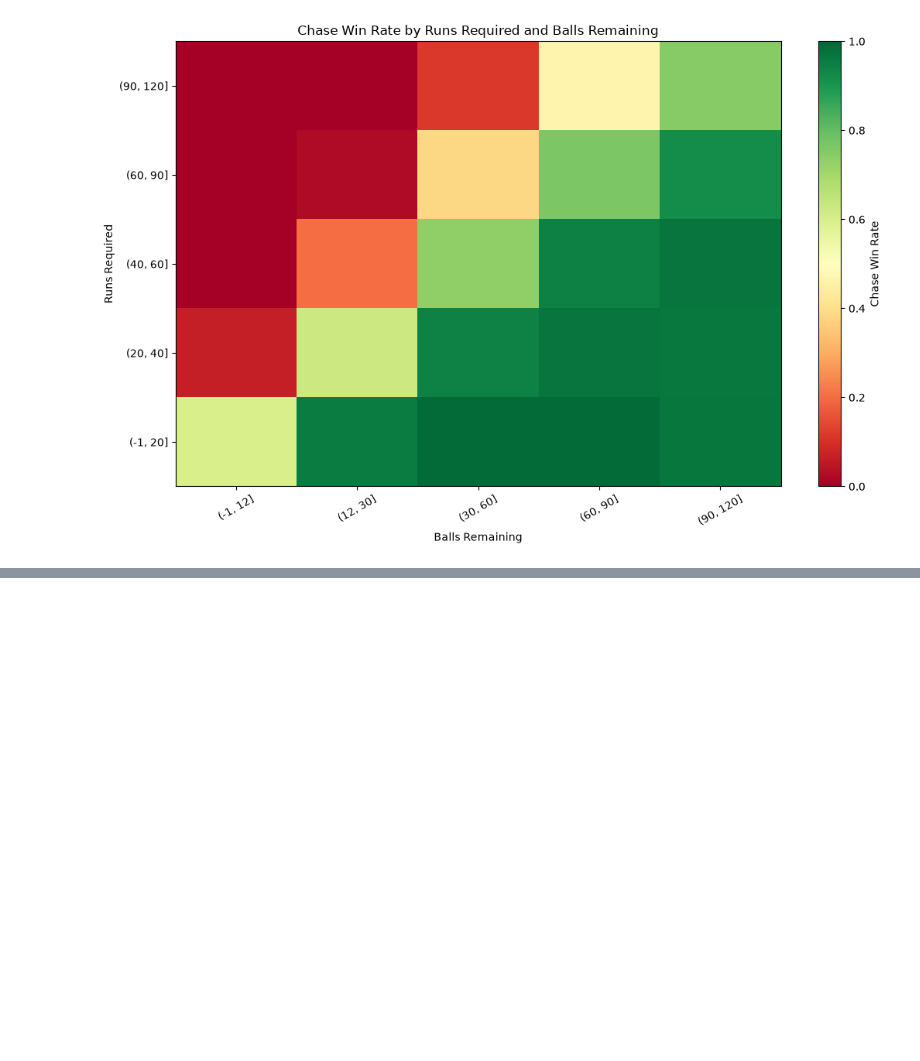
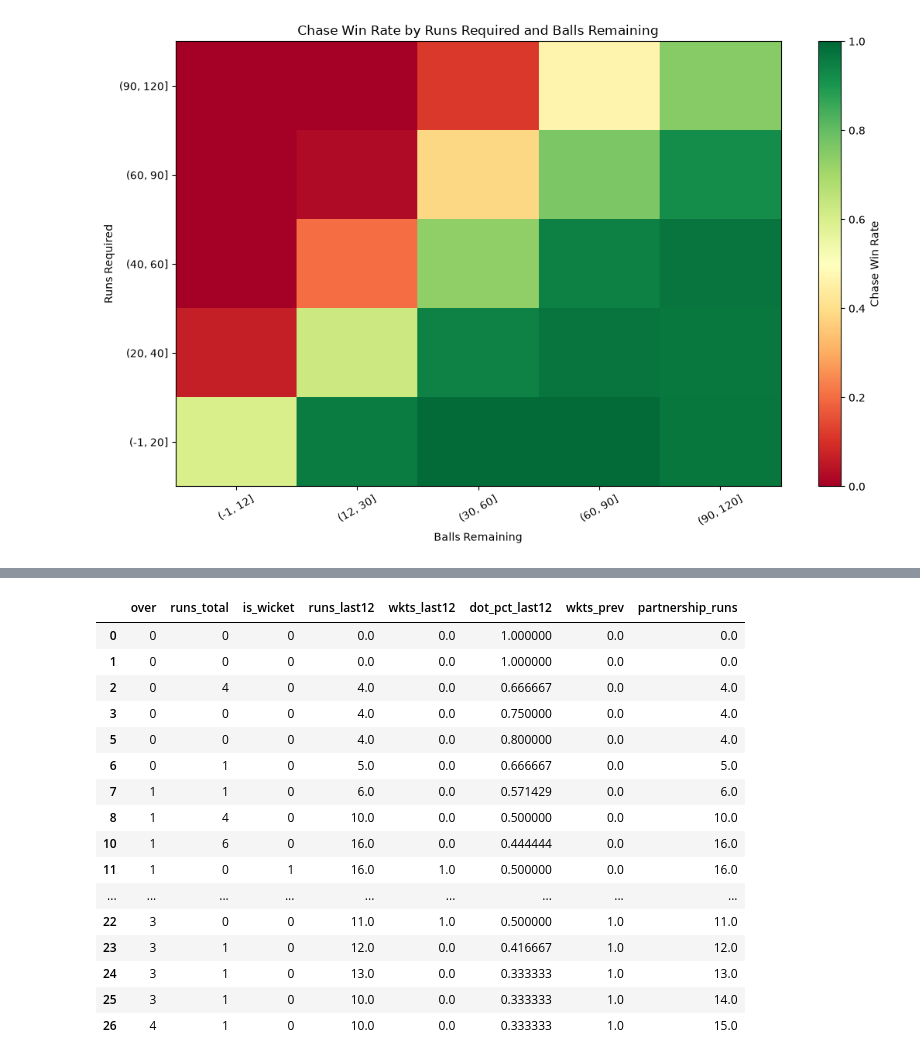
Before and after one commit to karnesh-sg/cric-win-pred, a Jupyter notebook: notebooks/01_eda.ipynb, the cells around one changed output, grey strips where cells are left out. Drawn from its saved outputs; the diff is of its cells as text; code cells hidden in the pictures; blank space fills up the shorter version.

```diff
--- a/notebooks/01_eda.ipynb
+++ b/notebooks/01_eda.ipynb
@@ -293,0 +473,41 @@ plt.show()
+# %%
+match_id = balls["match_id"].iloc[0]
+
+sample = balls_with_momentum[
+    (balls_with_momentum["match_id"] == match_id) &
+    (balls_with_momentum["innings"] == 1) &
+    (balls_with_momentum["is_legal"] == True)
+].copy()
+
+display(
+    sample[
+        [
+            "over",
+            "runs_total",
+            "is_wicket",
+            "runs_last12",
+            "wkts_last12",
+            "dot_pct_last12",
+            "wkts_prev",
+            "partnership_runs",
+        ]
+    ].head(25)
+)
+# %% [output]
+|  | over | runs_total | is_wicket | runs_last12 | wkts_last12 | dot_pct_last12 | wkts_prev | partnership_runs |
+| 0 | 0 | 0 | 0 | 0.0 | 0.0 | 1.000000 | 0.0 | 0.0 |
+| 1 | 0 | 0 | 0 | 0.0 | 0.0 | 1.000000 | 0.0 | 0.0 |
+| 2 | 0 | 4 | 0 | 4.0 | 0.0 | 0.666667 | 0.0 | 4.0 |
+| 3 | 0 | 0 | 0 | 4.0 | 0.0 | 0.750000 | 0.0 | 4.0 |
+| 5 | 0 | 0 | 0 | 4.0 | 0.0 | 0.800000 | 0.0 | 4.0 |
+| 6 | 0 | 1 | 0 | 5.0 | 0.0 | 0.666667 | 0.0 | 5.0 |
+| 7 | 1 | 1 | 0 | 6.0 | 0.0 | 0.571429 | 0.0 | 6.0 |
+| 8 | 1 | 4 | 0 | 10.0 | 0.0 | 0.500000 | 0.0 | 10.0 |
+| 10 | 1 | 6 | 0 | 16.0 | 0.0 | 0.444444 | 0.0 | 16.0 |
+| 11 | 1 | 0 | 1 | 16.0 | 1.0 | 0.500000 | 0.0 | 16.0 |
+| ... | ... | ... | ... | ... | ... | ... | ... | ... |
+| 22 | 3 | 0 | 0 | 11.0 | 1.0 | 0.500000 | 1.0 | 11.0 |
+| 23 | 3 | 1 | 0 | 12.0 | 0.0 | 0.416667 | 1.0 | 12.0 |
+| 24 | 3 | 1 | 0 | 13.0 | 0.0 | 0.333333 | 1.0 | 13.0 |
+| 25 | 3 | 1 | 0 | 10.0 | 0.0 | 0.333333 | 1.0 | 14.0 |
+| 26 | 4 | 1 | 0 | 10.0 | 0.0 | 0.333333 | 1.0 | 15.0 |
```
Also changed, not shown: parts of 8 cells of this notebook, 1 other file.
